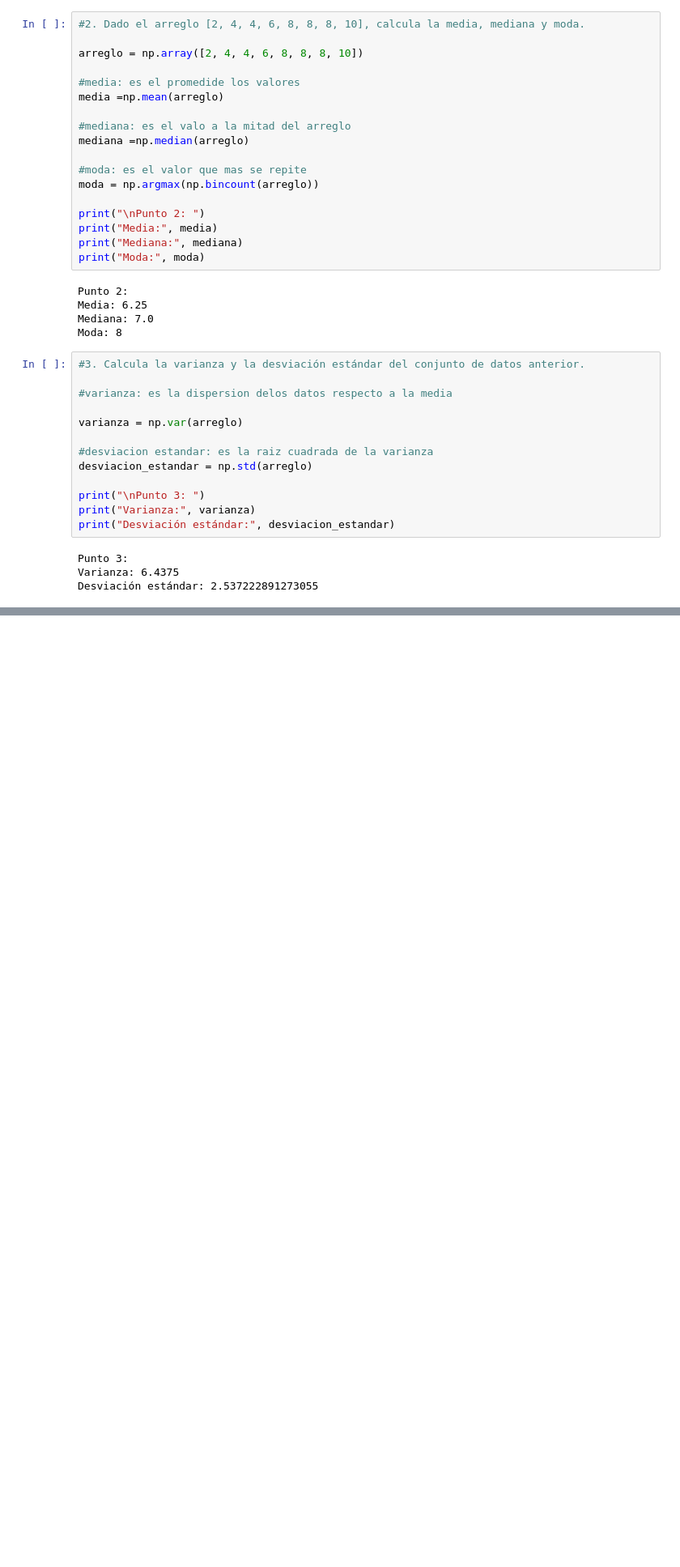
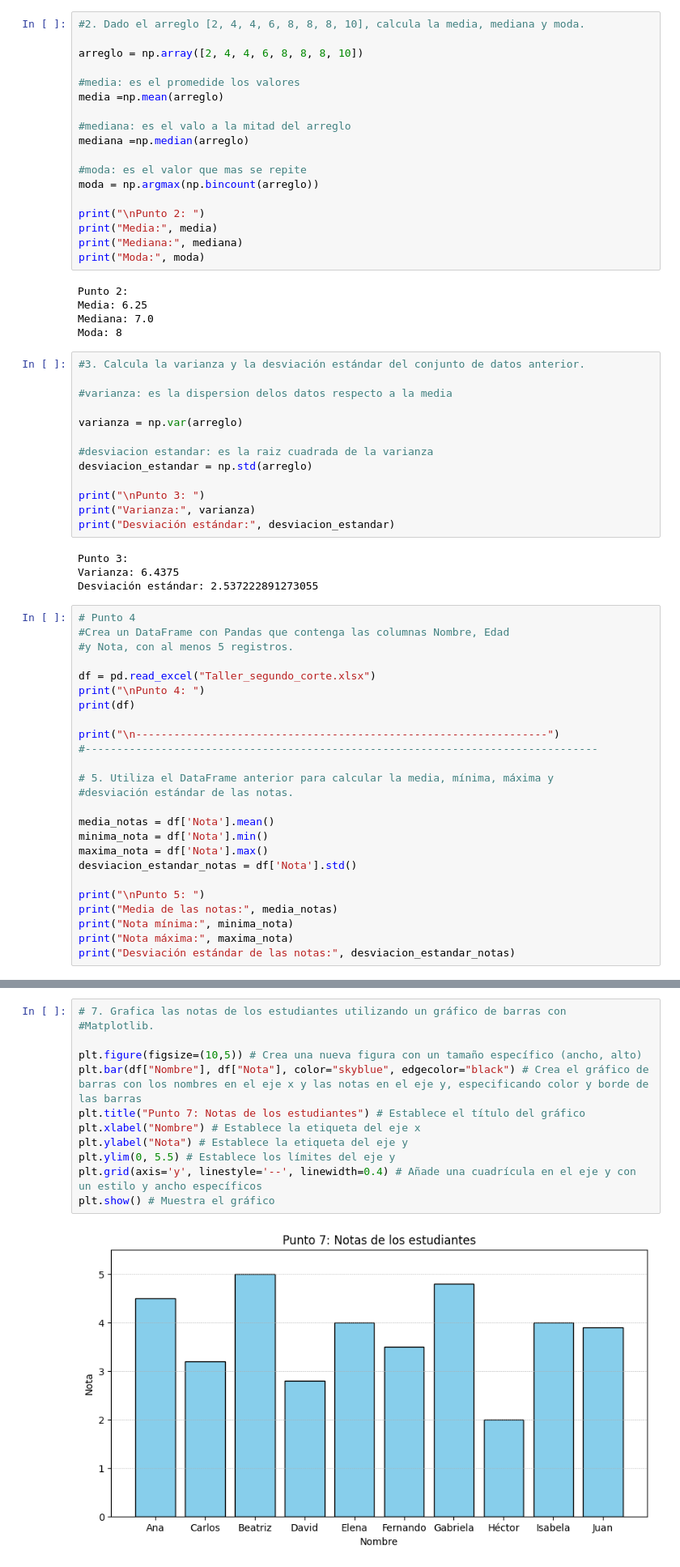
Before and after one commit to DariusClover/INTELIGENCIA-ARTIFICIAL, a Jupyter notebook: Taller_Análisis_de_Datos_con_Pandas,_NumPy_y_Matplotlib.ipynb, the cells around one changed output, grey strips where cells are left out. Shown: that part at 81% size. Saved outputs shown, nothing was run; the diff lists cells and outputs as text; blank space fills up the shorter version.

```diff
--- a/Taller_Análisis_de_Datos_con_Pandas,_NumPy_y_Matplotlib.ipynb
+++ b/Taller_Análisis_de_Datos_con_Pandas,_NumPy_y_Matplotlib.ipynb
@@ -65,3 +65,28 @@ print("Desviación estándar:", desviacion_estandar)
 Punto 3:
 Varianza: 6.4375
 Desviación estándar: 2.537222891273055
+# %%
+# Punto 4
+#Crea un DataFrame con Pandas que contenga las columnas Nombre, Edad
+#y Nota, con al menos 5 registros.
+
+df = pd.read_excel("Taller_segundo_corte.xlsx")
+print("\nPunto 4: ")
+print(df)
+
+print("\n-----------------------------------------------------------------")
+#---------------------------------------------------------------------------------
+
+# 5. Utiliza el DataFrame anterior para calcular la media, mínima, máxima y
+#desviación estándar de las notas.
+
+media_notas = df['Nota'].mean()
+minima_nota = df['Nota'].min()
+maxima_nota = df['Nota'].max()
+desviacion_estandar_notas = df['Nota'].std()
+
+print("\nPunto 5: ")
+print("Media de las notas:", media_notas)
+print("Nota mínima:", minima_nota)
+print("Nota máxima:", maxima_nota)
+print("Desviación estándar de las notas:", desviacion_estandar_notas)
@@ -67,0 +131,14 @@ Desviación estándar: 2.537222891273055
+# %%
+# 7. Grafica las notas de los estudiantes utilizando un gráfico de barras con
+#Matplotlib.
+
+plt.figure(figsize=(10,5)) # Crea una nueva figura con un tamaño específico (ancho, alto)
+plt.bar(df["Nombre"], df["Nota"], color="skyblue", edgecolor="black") # Crea el gráfico de barras con los nombres en el eje x y las notas en el eje y, especificando color y borde de las barras
+plt.title("Punto 7: Notas de los estudiantes") # Establece el título del gráfico
+plt.xlabel("Nombre") # Establece la etiqueta del eje x
+plt.ylabel("Nota") # Establece la etiqueta del eje y
+plt.ylim(0, 5.5) # Establece los límites del eje y
+plt.grid(axis='y', linestyle='--', linewidth=0.4) # Añade una cuadrícula en el eje y con un estilo y ancho específicos
+plt.show() # Muestra el gráfico
+# %% [output]
+[figure, added]
```
Also changed, not shown: parts of 5 cells of this notebook.
